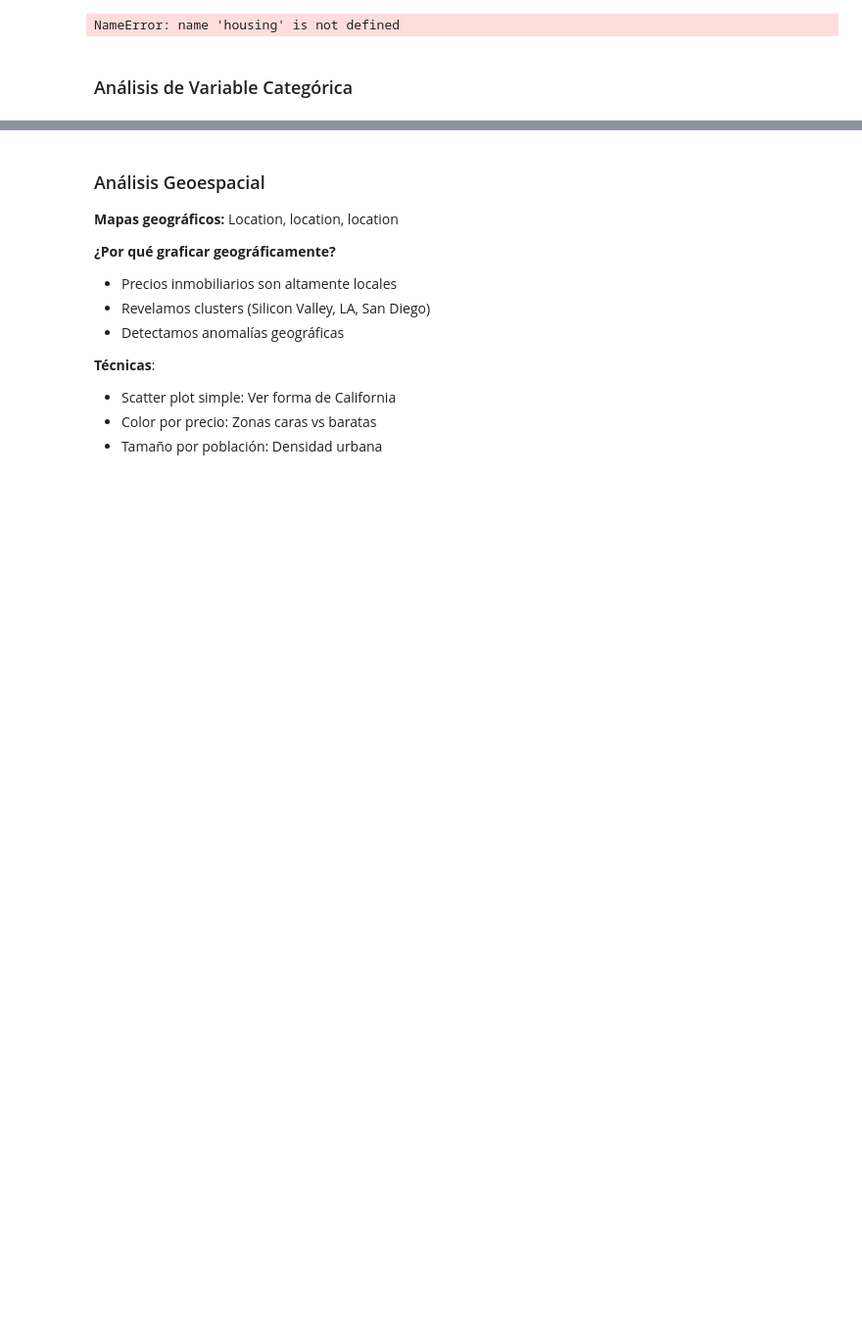
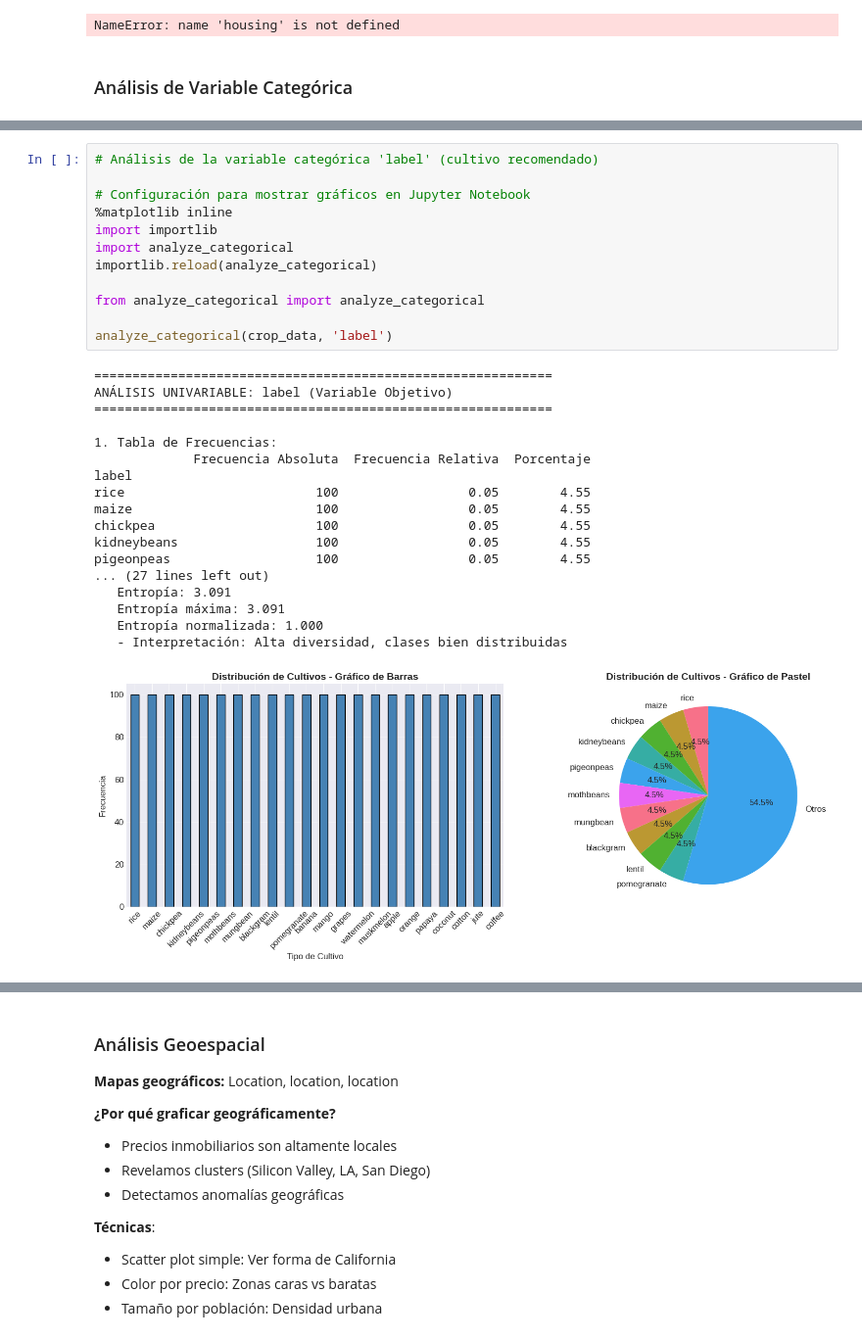
Before and after one commit to alejandrodgz/data_exploration, a Jupyter notebook: notebooks/1_bu_du_eda.ipynb, the cells around one changed output, grey strips where cells are left out. Shown: that part at 98% size. Cells and saved outputs as stored; diff of their text form; blank space fills up the shorter version.

Commit message:
se agrega el analisis de la variable categorica y las referencias

```diff
--- a/notebooks/1_bu_du_eda.ipynb
+++ b/notebooks/1_bu_du_eda.ipynb
@@ -646,0 +576,31 @@ analyze_categorical(housing, 'ocean_proximity', 'median_house_value')
+# %%
+# Análisis de la variable categórica 'label' (cultivo recomendado)
+
+# Configuración para mostrar gráficos en Jupyter Notebook
+%matplotlib inline
+import importlib
+import analyze_categorical
+importlib.reload(analyze_categorical)
+
+from analyze_categorical import analyze_categorical
+
+analyze_categorical(crop_data, 'label')
+# %% [output]
+============================================================
+ANÁLISIS UNIVARIABLE: label (Variable Objetivo)
+============================================================
+
+1. Tabla de Frecuencias:
+             Frecuencia Absoluta  Frecuencia Relativa  Porcentaje
+label
+rice                         100                 0.05        4.55
+maize                        100                 0.05        4.55
+chickpea                     100                 0.05        4.55
+kidneybeans                  100                 0.05        4.55
+pigeonpeas                   100                 0.05        4.55
+... (27 lines left out)
+   Entropía: 3.091
+   Entropía máxima: 3.091
+   Entropía normalizada: 1.000
+   - Interpretación: Alta diversidad, clases bien distribuidas
+[figure, added]
```
Also changed, not shown: parts of 6 cells of this notebook, 2 other files.
